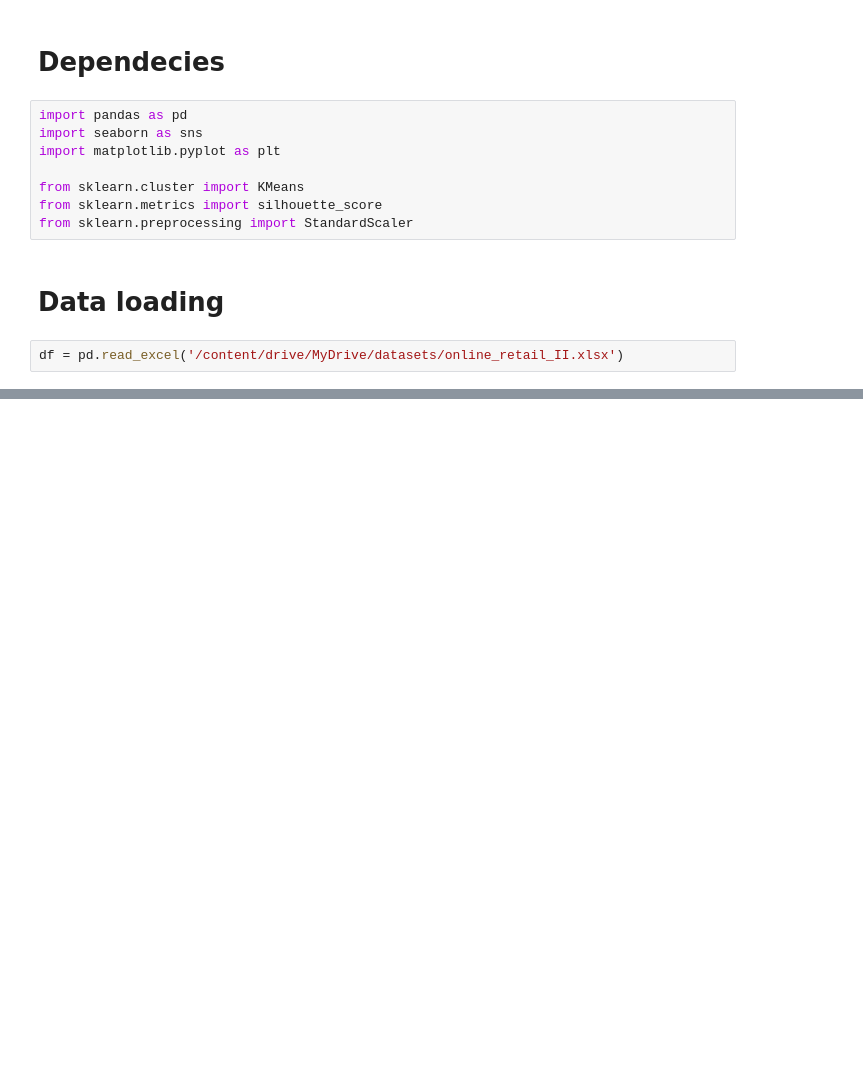
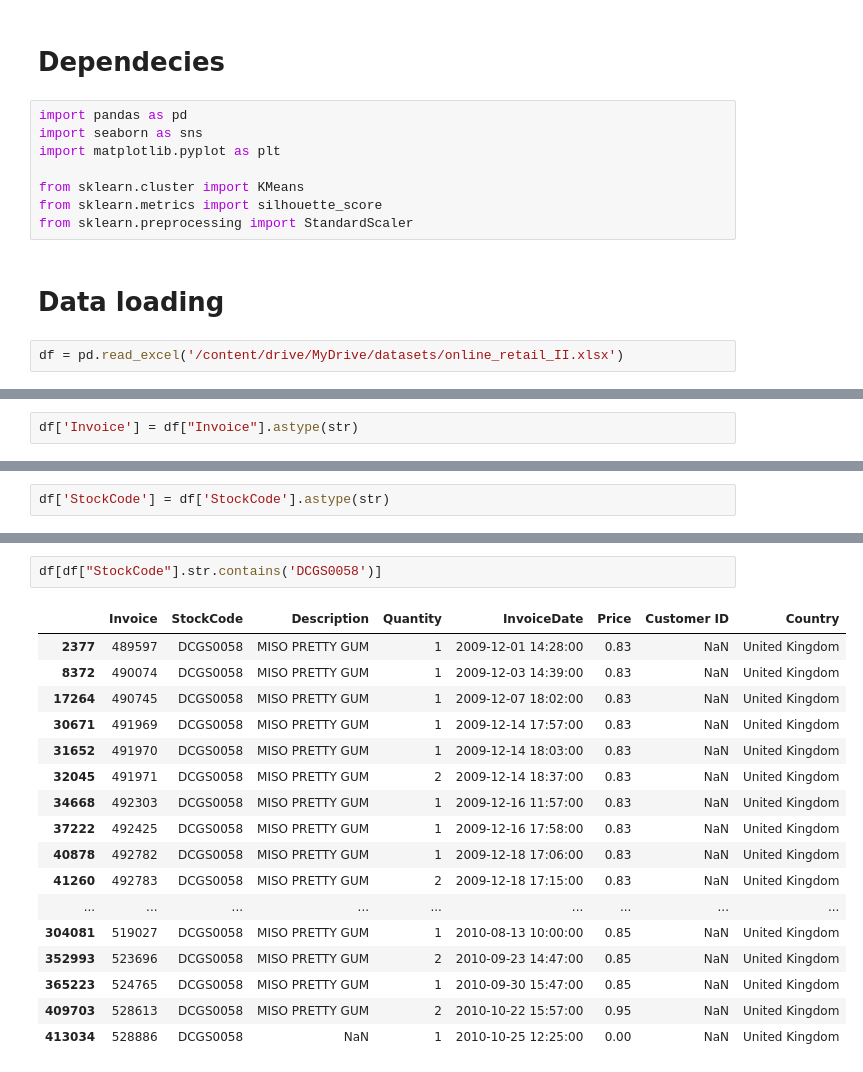
Before and after one commit to bunny-ml/Kmean-clustering, a Jupyter notebook: code.ipynb, the cells around one changed output, grey strips where cells are left out. Cells and saved outputs as stored; diff of their text form; blank space fills up the shorter version.

```diff
--- a/code.ipynb
+++ b/code.ipynb
@@ -25,0 +92,2 @@ df.head()
+# %%
+df['Invoice'] = df["Invoice"].astype(str)
@@ -25,0 +121,2 @@ df.head()
+# %%
+df['StockCode'] = df['StockCode'].astype(str)
@@ -25,0 +170,20 @@ df.head()
+# %%
+df[df["StockCode"].str.contains('DCGS0058')]
+# %% [output]
+|  | Invoice | StockCode | Description | Quantity | InvoiceDate | Price | Customer ID | Country |
+| 2377 | 489597 | DCGS0058 | MISO PRETTY GUM | 1 | 2009-12-01 14:28:00 | 0.83 | NaN | United Kingdom |
+| 8372 | 490074 | DCGS0058 | MISO PRETTY GUM | 1 | 2009-12-03 14:39:00 | 0.83 | NaN | United Kingdom |
+| 17264 | 490745 | DCGS0058 | MISO PRETTY GUM | 1 | 2009-12-07 18:02:00 | 0.83 | NaN | United Kingdom |
+| 30671 | 491969 | DCGS0058 | MISO PRETTY GUM | 1 | 2009-12-14 17:57:00 | 0.83 | NaN | United Kingdom |
+| 31652 | 491970 | DCGS0058 | MISO PRETTY GUM | 1 | 2009-12-14 18:03:00 | 0.83 | NaN | United Kingdom |
+| 32045 | 491971 | DCGS0058 | MISO PRETTY GUM | 2 | 2009-12-14 18:37:00 | 0.83 | NaN | United Kingdom |
+| 34668 | 492303 | DCGS0058 | MISO PRETTY GUM | 1 | 2009-12-16 11:57:00 | 0.83 | NaN | United Kingdom |
+| 37222 | 492425 | DCGS0058 | MISO PRETTY GUM | 1 | 2009-12-16 17:58:00 | 0.83 | NaN | United Kingdom |
+| 40878 | 492782 | DCGS0058 | MISO PRETTY GUM | 1 | 2009-12-18 17:06:00 | 0.83 | NaN | United Kingdom |
+| 41260 | 492783 | DCGS0058 | MISO PRETTY GUM | 2 | 2009-12-18 17:15:00 | 0.83 | NaN | United Kingdom |
+| ... | ... | ... | ... | ... | ... | ... | ... | ... |
+| 304081 | 519027 | DCGS0058 | MISO PRETTY GUM | 1 | 2010-08-13 10:00:00 | 0.85 | NaN | United Kingdom |
+| 352993 | 523696 | DCGS0058 | MISO PRETTY GUM | 2 | 2010-09-23 14:47:00 | 0.85 | NaN | United Kingdom |
+| 365223 | 524765 | DCGS0058 | MISO PRETTY GUM | 1 | 2010-09-30 15:47:00 | 0.85 | NaN | United Kingdom |
+| 409703 | 528613 | DCGS0058 | MISO PRETTY GUM | 2 | 2010-10-22 15:57:00 | 0.95 | NaN | United Kingdom |
+| 413034 | 528886 | DCGS0058 | NaN | 1 | 2010-10-25 12:25:00 | 0.00 | NaN | United Kingdom |
```
Also changed, not shown: parts of 83 cells of this notebook.
